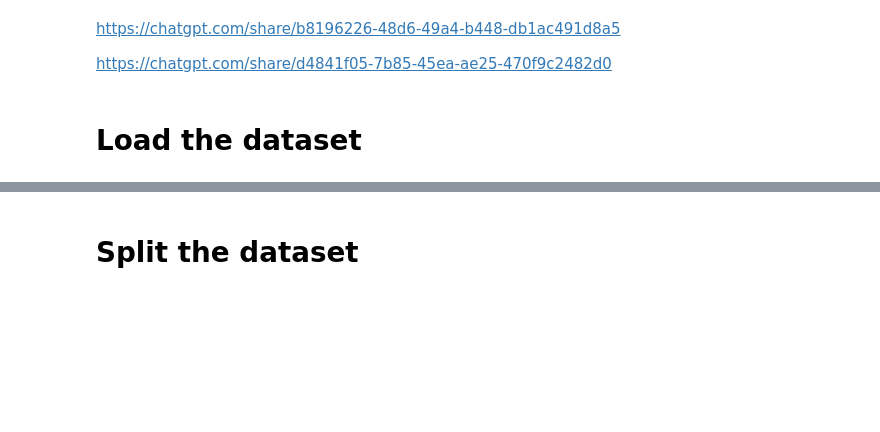
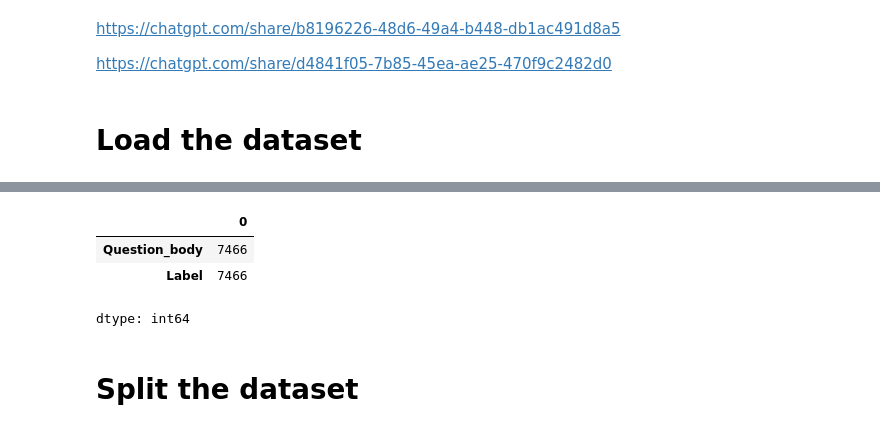
Before and after one commit to JeanMusenga/PhD-Thesis_2024_Musenga, a Jupyter notebook: BERT_ARPs_Classification_With_PredictionMetrics.ipynb, the cells around one changed output, grey strips where cells are left out. Drawn from its saved outputs; the diff is of its cells as text; code cells hidden in the pictures; blank space fills up the shorter version.

```diff
--- a/BERT_ARPs_Classification_With_PredictionMetrics.ipynb
+++ b/BERT_ARPs_Classification_With_PredictionMetrics.ipynb
@@ -26,3 +34,10 @@ df = pd.read_excel(file_path)
+# %%
+df[df['Label'] ==0].count()
+# %% [output]
+|  | 0 |
+| Question_body | 7466 |
+| Label | 7466 |
+dtype: int64
 # %% [markdown]
 # Split the dataset
 # %%
```
Also changed, not shown: parts of 23 cells of this notebook.
